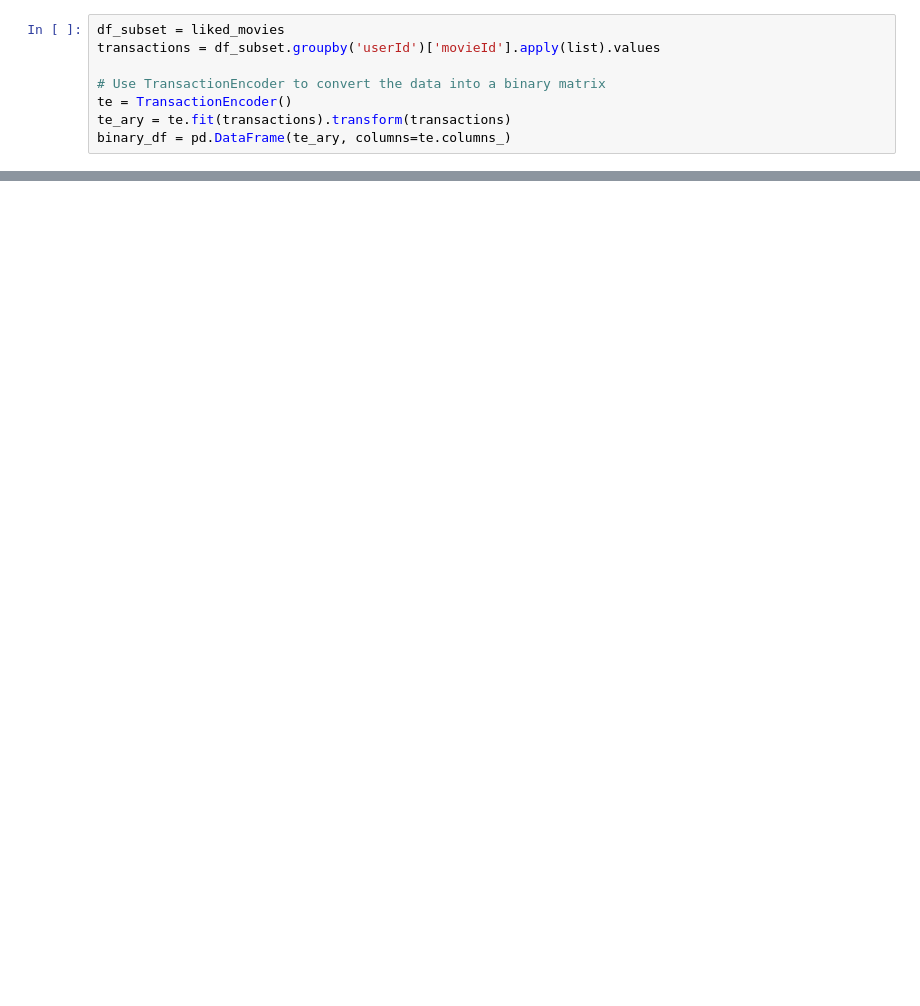
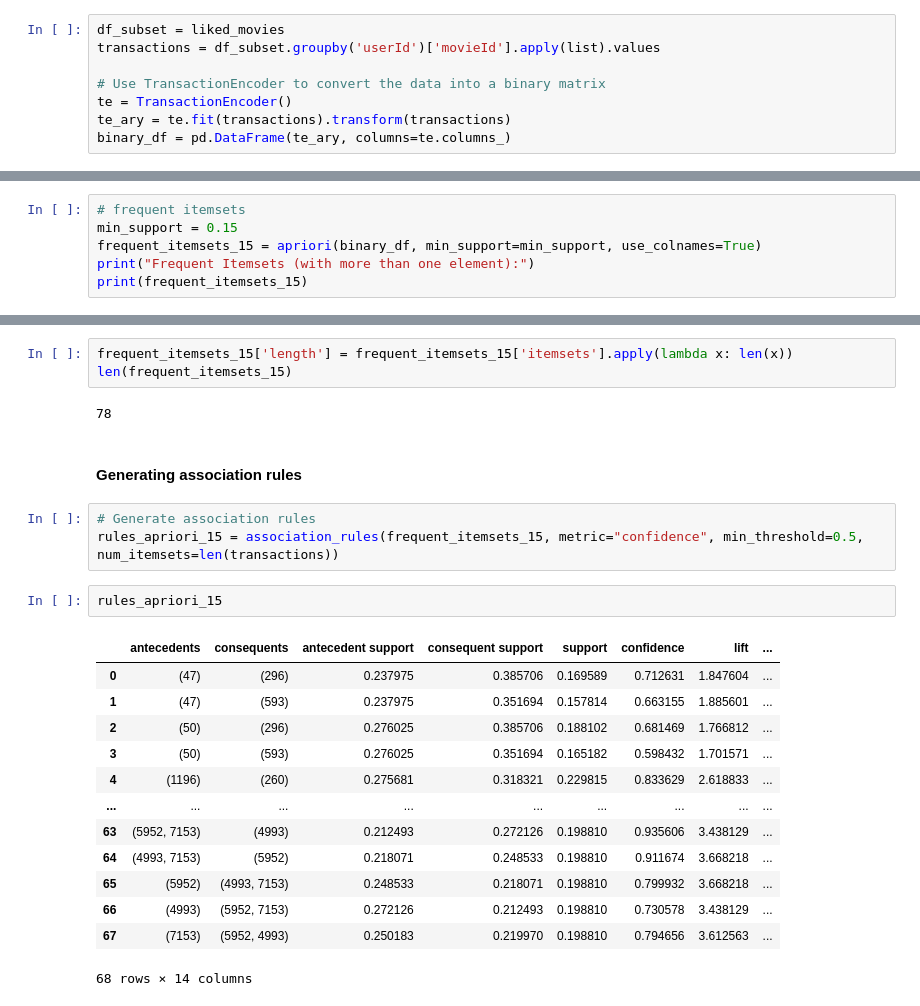
Before and after one commit to radziko/ctds_02807, a Jupyter notebook: association_rules.ipynb, the cells around one changed output, grey strips where cells are left out. Saved outputs shown, nothing was run; the diff lists cells and outputs as text; blank space fills up the shorter version.

```diff
--- a/association_rules.ipynb
+++ b/association_rules.ipynb
@@ -250,0 +361,6 @@ binary_df = pd.DataFrame(te_ary, columns=te.columns_)
+# %%
+# frequent itemsets
+min_support = 0.15
+frequent_itemsets_15 = apriori(binary_df, min_support=min_support, use_colnames=True)
+print("Frequent Itemsets (with more than one element):")
+print(frequent_itemsets_15)
@@ -250,0 +383,26 @@ binary_df = pd.DataFrame(te_ary, columns=te.columns_)
+# %%
+frequent_itemsets_15['length'] = frequent_itemsets_15['itemsets'].apply(lambda x: len(x))
+len(frequent_itemsets_15)
+# %% [output]
+78
+# %% [markdown]
+#### Generating association rules
+# %%
+# Generate association rules
+rules_apriori_15 = association_rules(frequent_itemsets_15, metric="confidence", min_threshold=0.5, num_itemsets=len(transactions))
+# %%
+rules_apriori_15
+# %% [output]
+|  | antecedents | consequents | antecedent support | consequent support | support | confidence | lift | ... |
+| 0 | (47) | (296) | 0.237975 | 0.385706 | 0.169589 | 0.712631 | 1.847604 | ... |
+| 1 | (47) | (593) | 0.237975 | 0.351694 | 0.157814 | 0.663155 | 1.885601 | ... |
+| 2 | (50) | (296) | 0.276025 | 0.385706 | 0.188102 | 0.681469 | 1.766812 | ... |
+| 3 | (50) | (593) | 0.276025 | 0.351694 | 0.165182 | 0.598432 | 1.701571 | ... |
+| 4 | (1196) | (260) | 0.275681 | 0.318321 | 0.229815 | 0.833629 | 2.618833 | ... |
+| ... | ... | ... | ... | ... | ... | ... | ... | ... |
+| 63 | (5952, 7153) | (4993) | 0.212493 | 0.272126 | 0.198810 | 0.935606 | 3.438129 | ... |
+| 64 | (4993, 7153) | (5952) | 0.218071 | 0.248533 | 0.198810 | 0.911674 | 3.668218 | ... |
+| 65 | (5952) | (4993, 7153) | 0.248533 | 0.218071 | 0.198810 | 0.799932 | 3.668218 | ... |
+| 66 | (4993) | (5952, 7153) | 0.272126 | 0.212493 | 0.198810 | 0.730578 | 3.438129 | ... |
+| 67 | (7153) | (5952, 4993) | 0.250183 | 0.219970 | 0.198810 | 0.794656 | 3.612563 | ... |
+68 rows × 14 columns
```
Also changed, not shown: parts of 50 cells of this notebook, 1 other file.
